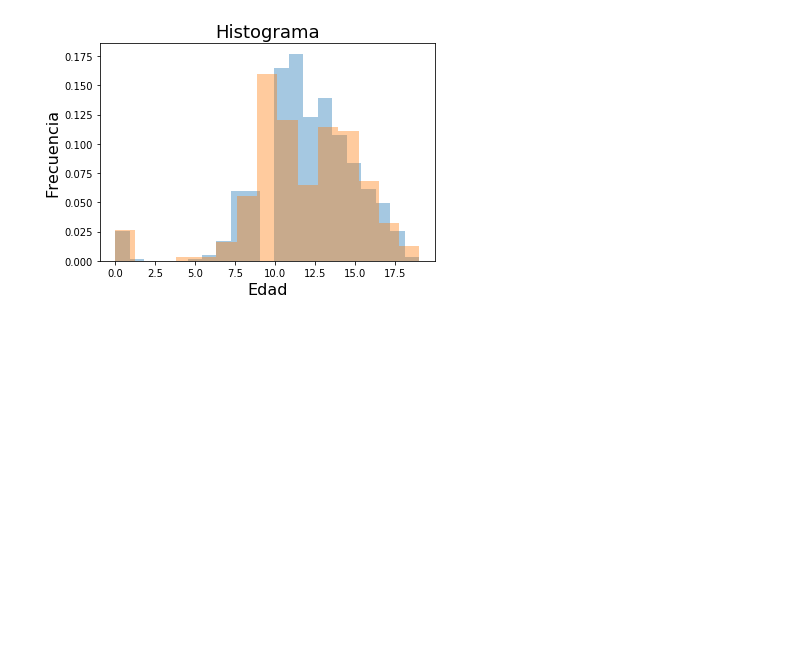
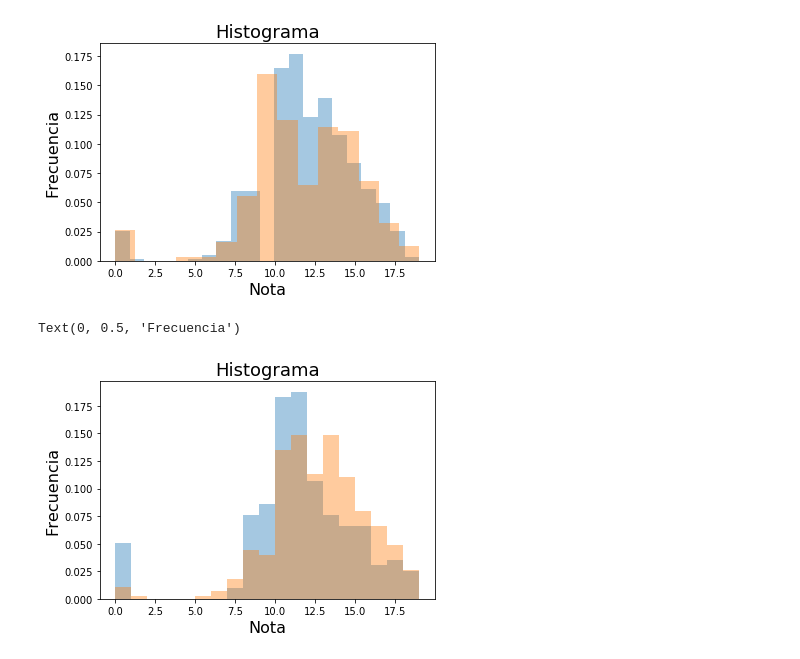
Before and after one commit to diegostaPy/cursoSociedadCientifica, a Jupyter notebook: ejemploActividad1.ipynb, the cells around one changed output. Cells and saved outputs as stored; diff of their text form; code cells hidden in the pictures; blank space fills up the shorter version.

```diff
--- a/ejemploActividad1.ipynb
+++ b/ejemploActividad1.ipynb
@@ -231,10 +231,13 @@ Text(0, 0.5, 'Frecuencia')
 [figure]
 # %%
 GrupoRural=poblacion["address"]=="R"
-GrupoUrbano=poblacion["address"]
+GrupoUrbano=poblacion["address"]=="U"
 # %%
-sns.distplot(poblacion["G3"], kde=False,norm_hist=True)
-sns.distplot(muestra["G3"] ,kde=False,norm_hist=True)
+sns.distplot(poblacion["G3"][GrupoRural], kde=False,norm_hist=True)
+sns.distplot(poblacion["G3"][GrupoUrbano] ,kde=False,norm_hist=True)
 plt.title('Histograma', fontsize=18)
-plt.xlabel('Edad', fontsize=16)
+plt.xlabel('Nota', fontsize=16)
 plt.ylabel('Frecuencia', fontsize=16)
+# %% [output]
+Text(0, 0.5, 'Frecuencia')
+[figure, added]
```
Also changed, not shown: parts of 3 cells of this notebook.
